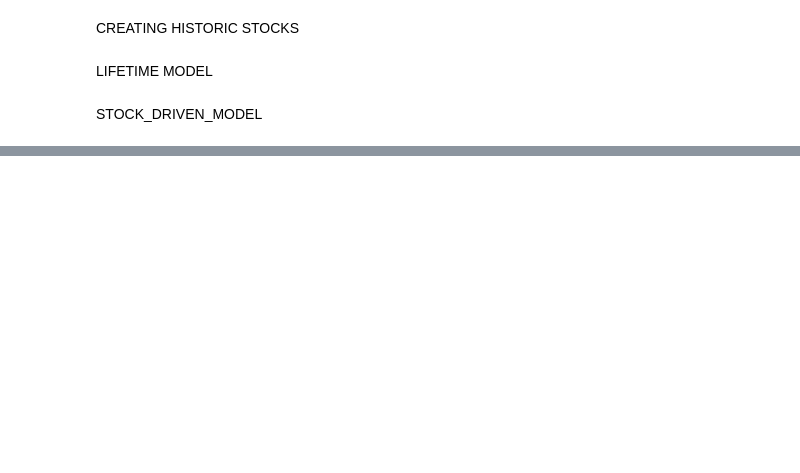
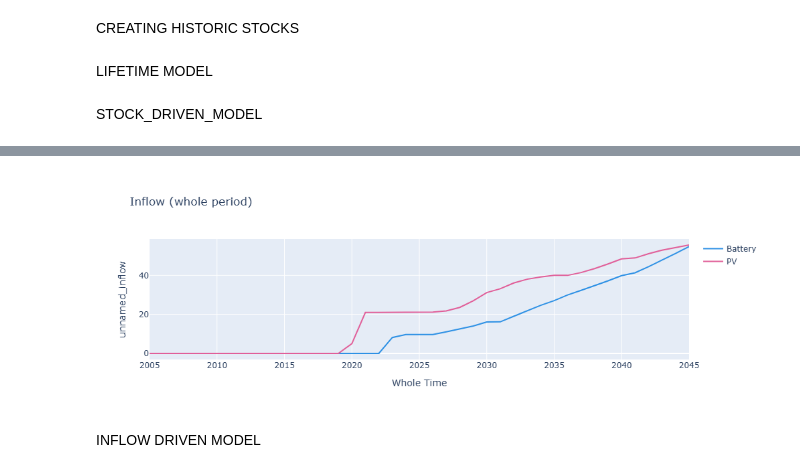
Before and after one commit to Tanima-Sharma/PVProject, a Jupyter notebook: CombineMFA.ipynb, the cells around one changed output, grey strips where cells are left out. Saved outputs shown, nothing was run; the diff lists cells and outputs as text; code cells hidden in the pictures; blank space fills up the shorter version.

```diff
--- a/CombineMFA.ipynb
+++ b/CombineMFA.ipynb
@@ -121 +142,14 @@ class SimpleMFA(MFASystem):
+# %%
+# Stock (whole period)
+ptr = fde.PlotlyArrayPlotter(
+    array=dsm_sdriv.inflow,
+    intra_line_dim="Whole Time",
+    linecolor_dim="Product",
+    title="Inflow (whole period)"
+)
+fig = ptr.plot(do_show=True)
+# %% [output]
+[figure, added]
+# %% [markdown]
+INFLOW DRIVEN MODEL
 # %%
```
Also changed, not shown: parts of 16 cells of this notebook.
